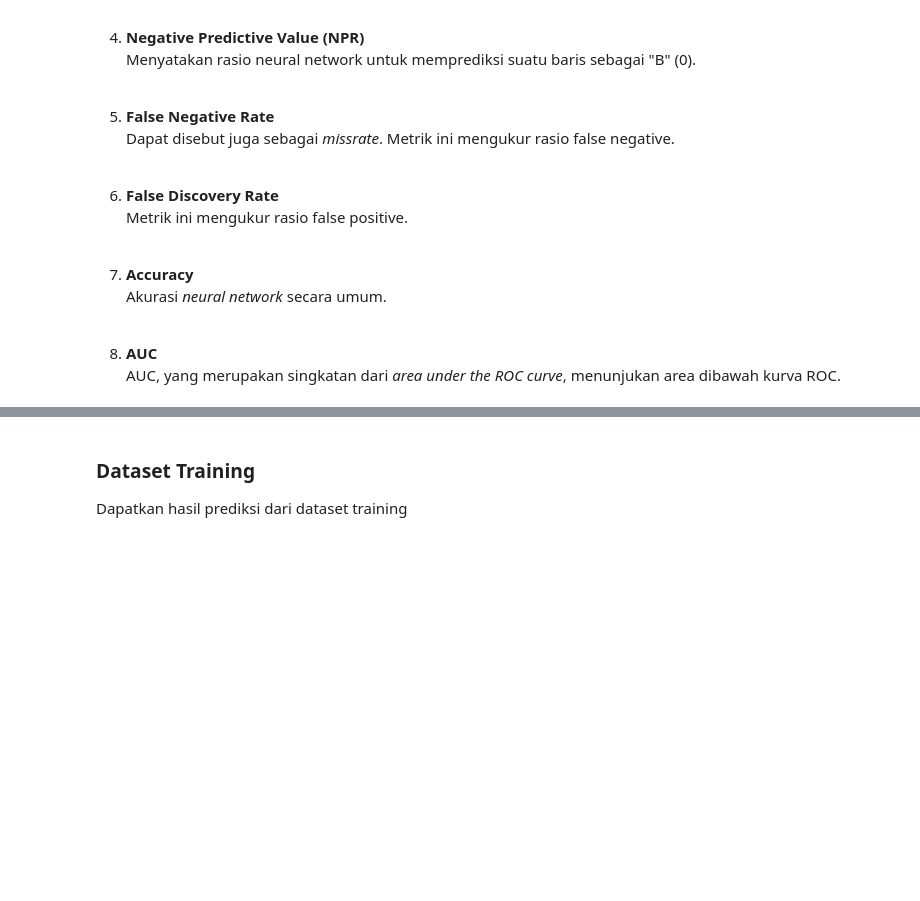
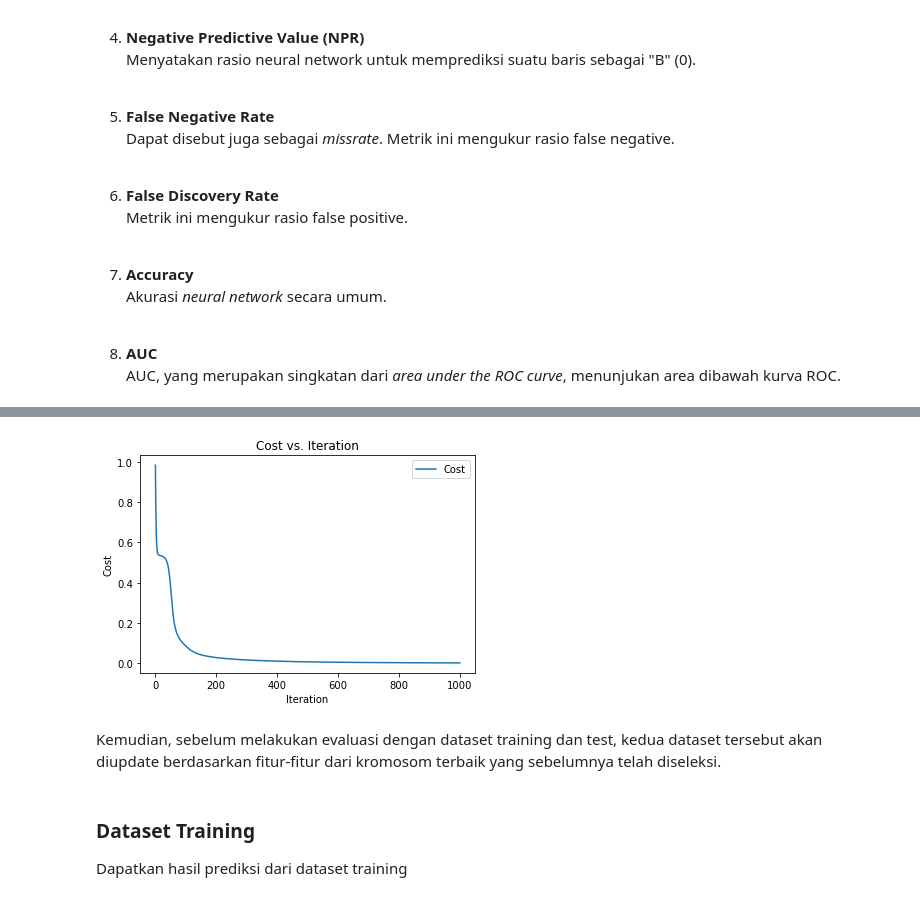
Before and after one commit to wiliamhw/KK-GA-NN, a Jupyter notebook: Neural Network and Genetic Algorithm.ipynb, the cells around one changed output, grey strips where cells are left out. Saved outputs shown, nothing was run; the diff lists cells and outputs as text; code cells hidden in the pictures; blank space fills up the shorter version.

```diff
--- a/Neural Network and Genetic Algorithm.ipynb
+++ b/Neural Network and Genetic Algorithm.ipynb
@@ -144,3 +144,10 @@ dataset.head()
 | 3 | 11.42 | 20.38 | 77.58 | 386.1 | 0.14250 | 0.28390 | ... |
 | 4 | 20.29 | 14.34 | 135.10 | 1297.0 | 0.10030 | 0.13280 | ... |
 5 rows × 30 columns
+# %%
+# Buat Numpy array dari matriks fitur yang akan digunakan pada neural network
+X = np.array(dataset).T
+
+ #Buat Numpy array dari array diagnosis yang akan digunakan pada neural network
+Y = np.array(label).T
+Y = Y.reshape(1,569)
@@ -539,7 +414,0 @@ Training set akan menggunakan data 380 pasien pertama, dan cross validation set
-# %%
-# Buat Numpy array dari matriks fitur yang akan digunakan pada neural network
-X = np.array(optimal_dataset).T
-
- #Buat Numpy array dari array diagnosis yang akan digunakan pada neural network
-Y = np.array(label).T
-Y = Y.reshape(1,569)
@@ -891,0 +804,15 @@ AUC, yang merupakan singkatan dari *area under the ROC curve*, menunjukan area d
+# %%
+W1,W2,W3,b1,b2,b3,count,caches = gradient_descent(1000,X_test,Y_test,0.5)
+
+plt.plot(count,caches,label='Cost')
+
+plt.xlabel('Iteration')
+plt.ylabel('Cost')
+
+plt.title("Cost vs. Iteration")
+plt.legend()
+plt.show()
+# %% [output]
+[figure, added]
+# %% [markdown]
+Kemudian, sebelum melakukan evaluasi dengan dataset training dan test, kedua dataset tersebut akan diupdate berdasarkan fitur-fitur dari kromosom terbaik yang sebelumnya telah diseleksi.
```
Also changed, not shown: parts of 43 cells of this notebook.
